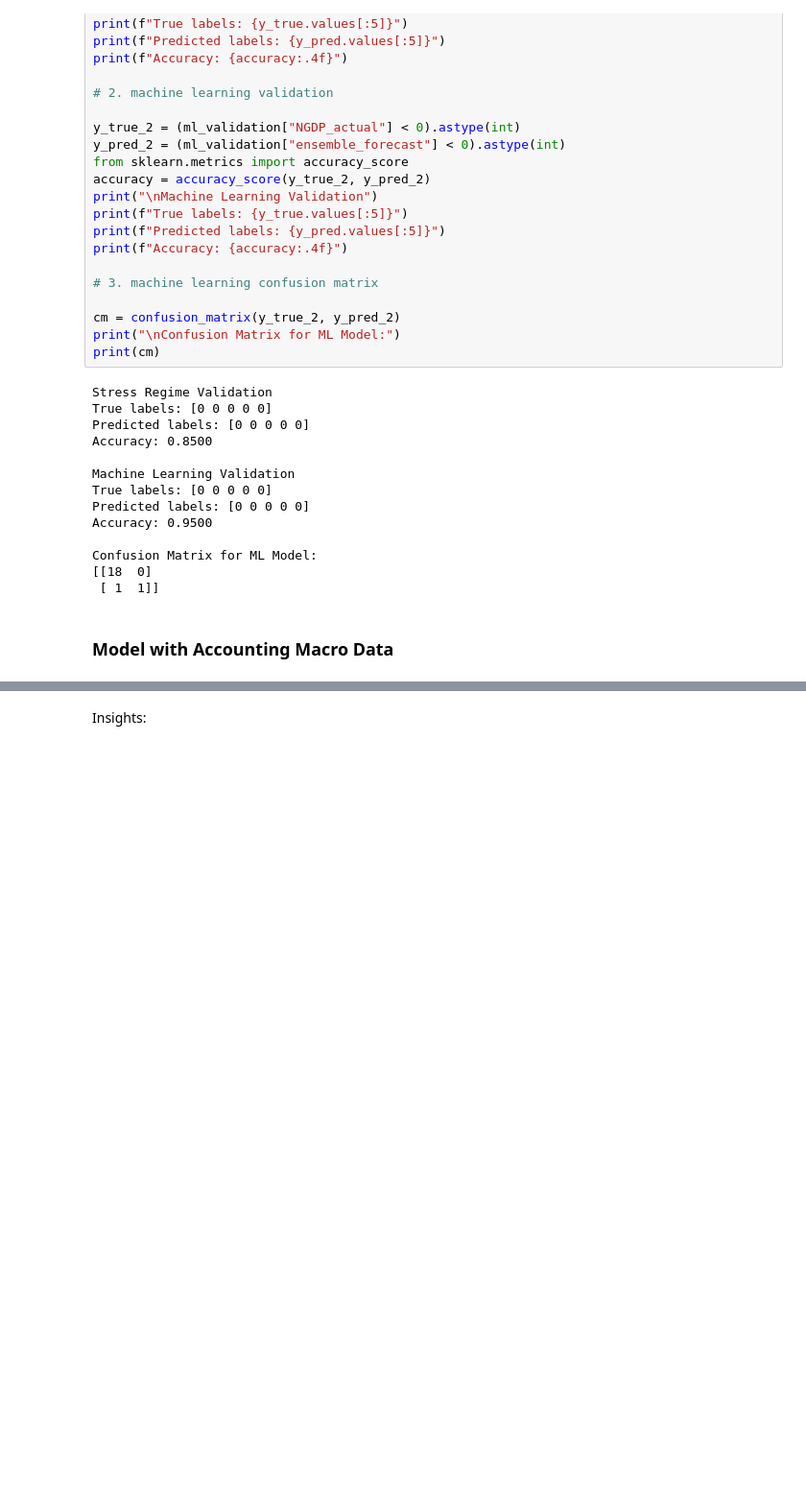
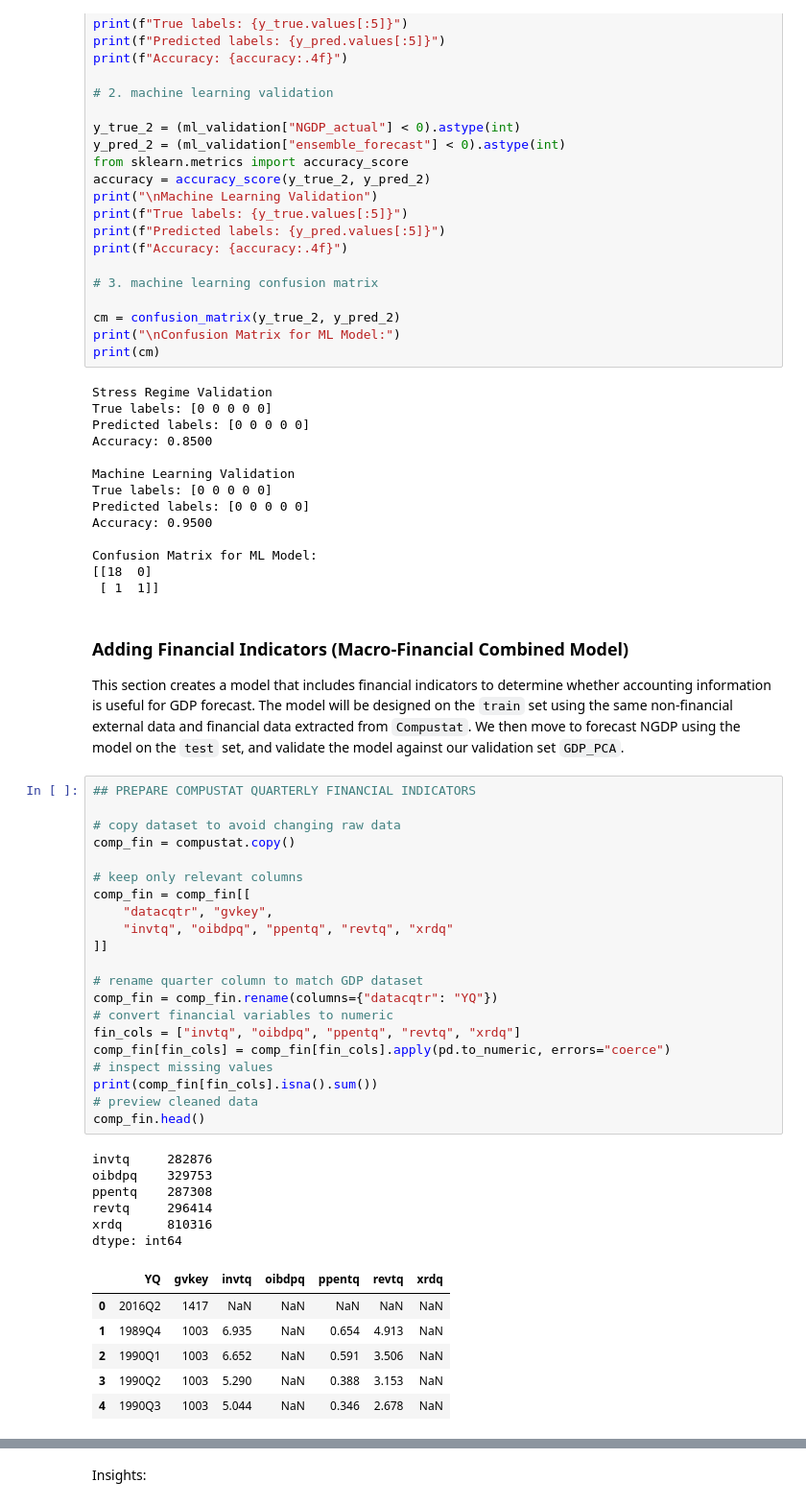
Before and after one commit to nekumonokat/ACCT653_FFA_Forecasting_Project, a Jupyter notebook: main.ipynb, the cells around one changed output, grey strips where cells are left out. Shown at 96% size. Drawn from its saved outputs; the diff is of its cells as text; blank space fills up the shorter version.

```diff
--- a/main.ipynb
+++ b/main.ipynb
@@ -1276,4 +1276,39 @@ Confusion Matrix for ML Model:
 [[18  0]
  [ 1  1]]
 # %% [markdown]
-### Model with Accounting Macro Data
+### Adding Financial Indicators (Macro-Financial Combined Model)
+This section creates a model that includes financial indicators to determine whether accounting information is useful for GDP forecast. The model will be designed on the `train` set using the same non-financial external data and financial data extracted from `Compustat`. We then move to forecast NGDP using the model on the `test` set, and validate the model against our validation set `GDP_PCA`.
+# %%
+## PREPARE COMPUSTAT QUARTERLY FINANCIAL INDICATORS
+
+# copy dataset to avoid changing raw data
+comp_fin = compustat.copy()
+
+# keep only relevant columns
+comp_fin = comp_fin[[
+    "datacqtr", "gvkey",
+    "invtq", "oibdpq", "ppentq", "revtq", "xrdq"
+]]
+
+# rename quarter column to match GDP dataset
+comp_fin = comp_fin.rename(columns={"datacqtr": "YQ"})
+# convert financial variables to numeric
+fin_cols = ["invtq", "oibdpq", "ppentq", "revtq", "xrdq"]
+comp_fin[fin_cols] = comp_fin[fin_cols].apply(pd.to_numeric, errors="coerce")
+# inspect missing values
+print(comp_fin[fin_cols].isna().sum())
+# preview cleaned data
+comp_fin.head()
+# %% [output]
+invtq     282876
+oibdpq    329753
+ppentq    287308
+revtq     296414
+xrdq      810316
+dtype: int64
+|  | YQ | gvkey | invtq | oibdpq | ppentq | revtq | xrdq |
+| 0 | 2016Q2 | 1417 | NaN | NaN | NaN | NaN | NaN |
+| 1 | 1989Q4 | 1003 | 6.935 | NaN | 0.654 | 4.913 | NaN |
+| 2 | 1990Q1 | 1003 | 6.652 | NaN | 0.591 | 3.506 | NaN |
+| 3 | 1990Q2 | 1003 | 5.290 | NaN | 0.388 | 3.153 | NaN |
+| 4 | 1990Q3 | 1003 | 5.044 | NaN | 0.346 | 2.678 | NaN |
```
Also changed, not shown: parts of 21 cells of this notebook, 4 other files.
